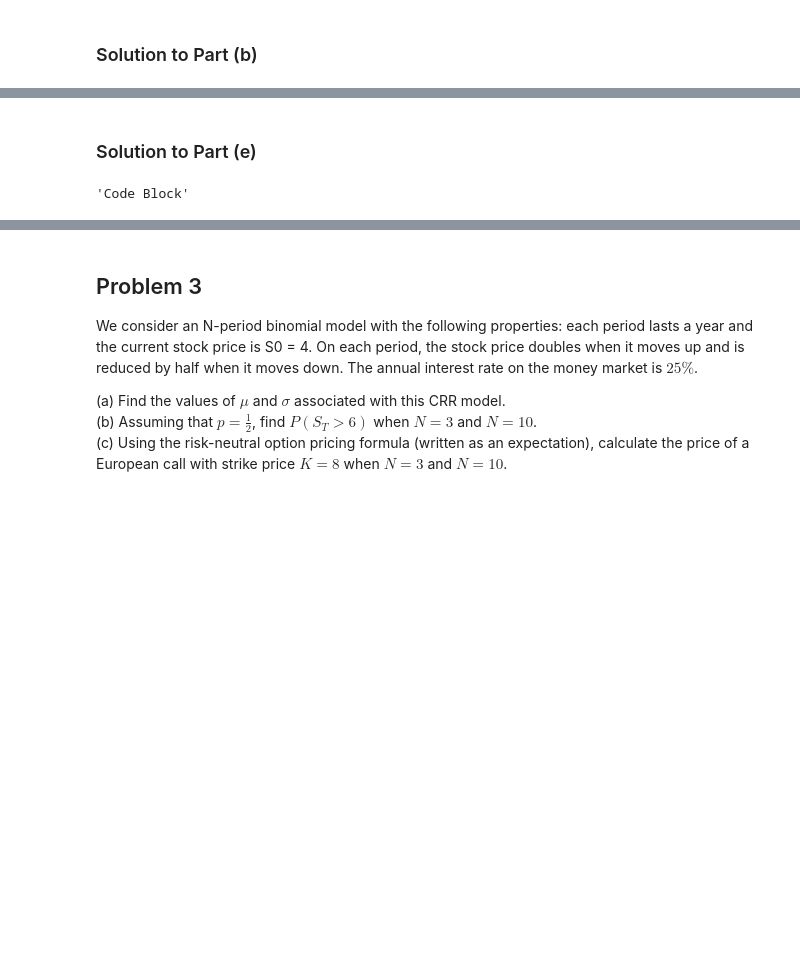
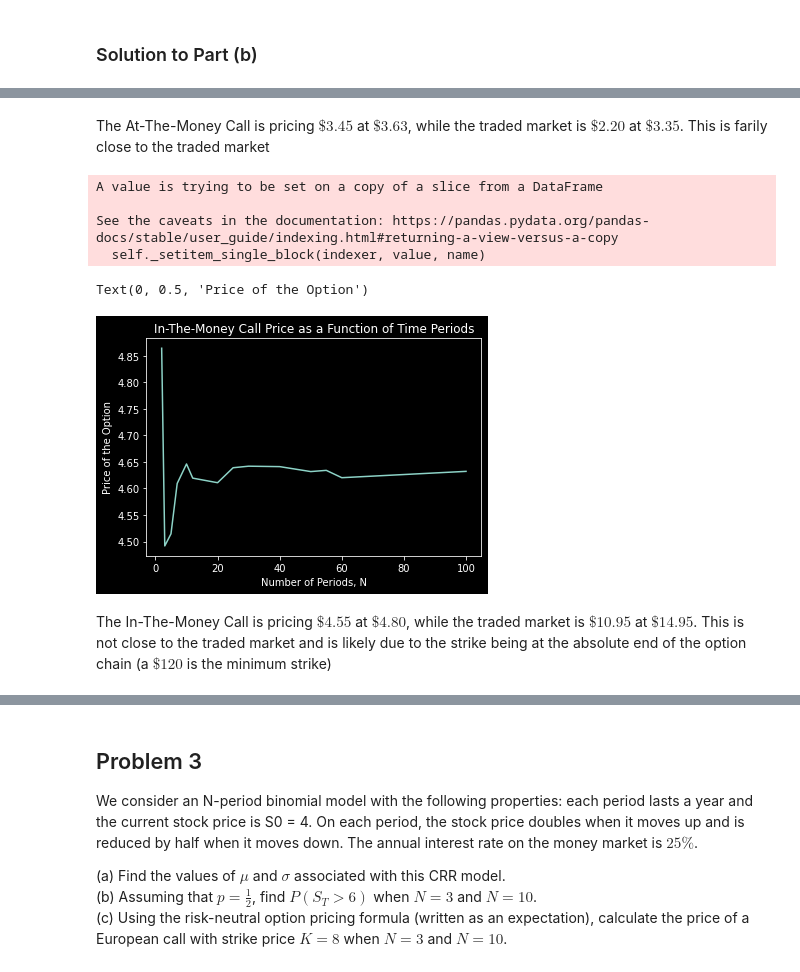
Before and after one commit to jdean53/GeneralWork, a Jupyter notebook: StoCal2/HW4.ipynb, the cells around one changed output, grey strips where cells are left out. Saved outputs shown, nothing was run; the diff lists cells and outputs as text; code cells hidden in the pictures; blank space fills up the shorter version.

```diff
--- a/StoCal2/HW4.ipynb
+++ b/StoCal2/HW4.ipynb
@@ -294,6 +319,23 @@ atm_calls
-# %% [markdown]
-### Solution to Part (e)
-# %%
-'''Code Block'''
-# %% [output]
-'Code Block'
+# %% [markdown]
+The At-The-Money Call is pricing $\$3.45$ at $\$3.63$, while the traded market is $\$2.20$ at $\$3.35$.  This is farily close to the traded market
+# %%
+'''ITM Call Price Sensitivity'''
+option_prices = []
+
+for n in n_cases:
+    lqd_p_tree = build_tree(N=n, T=years_to_expiry, mu=lqd_mu, sigma=lqd_sigma, s0=px_last, k=itm_k, r=rf, option_type='c', nature='american')
+    option_prices.append(lqd_p_tree.iloc[0,4])
+
+plt.plot(n_cases, option_prices)
+plt.title('In-The-Money Call Price as a Function of Time Periods')
+plt.xlabel('Number of Periods, N')
+plt.ylabel('Price of the Option')
+# %% [output]
+A value is trying to be set on a copy of a slice from a DataFrame
+
+See the caveats in the documentation: https://pandas.pydata.org/pandas-docs/stable/user_guide/indexing.html#returning-a-view-versus-a-copy
+  self._setitem_single_block(indexer, value, name)
+Text(0, 0.5, 'Price of the Option')
+[figure, added]
+# %% [markdown]
+The In-The-Money Call is pricing $\$4.55$ at $\$4.80$, while the traded market is $\$10.95$ at $\$14.95$.  This is not close to the traded market and is likely due to the strike being at the absolute end of the option chain (a $\$120$ is the minimum strike)
```
Also changed, not shown: parts of 27 cells of this notebook.
